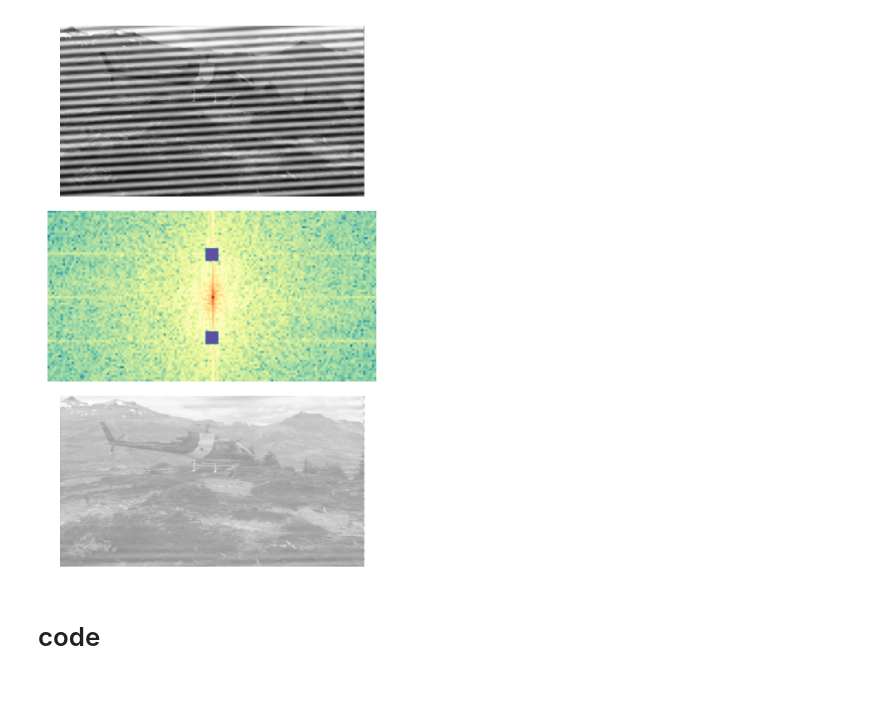
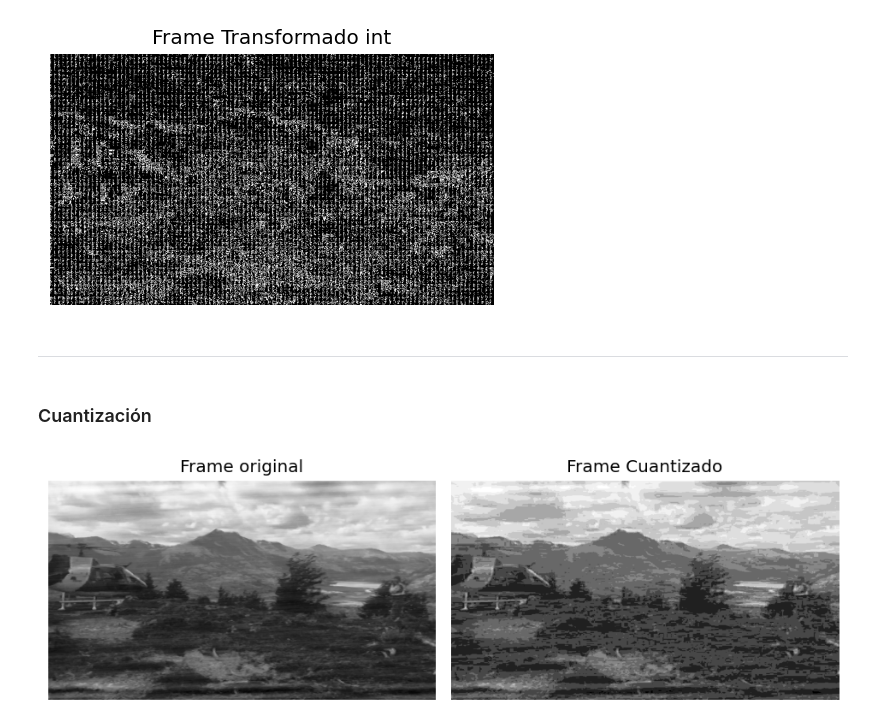
Before and after one commit to estebantejeda/INFO239, a Jupyter notebook: proyectos/proyecto1/informe/informe.ipynb, the cells around one changed output. Cells and saved outputs as stored; diff of their text form; code cells hidden in the pictures; blank space fills up the shorter version.

```diff
--- a/proyectos/proyecto1/informe/informe.ipynb
+++ b/proyectos/proyecto1/informe/informe.ipynb
@@ -42,30 +103,11 @@ ax.axis('off');
-# %%
-freq_x = fftpack.fftshift(fftpack.fftfreq(n=img_filtro1.shape[1]))
-freq_y = fftpack.fftshift(fftpack.fftfreq(n=img_filtro1.shape[0]))
-
-def create_mask(dims, frequency, size=1):
-    freq_int = int(frequency*dims[0])
-    mask = np.ones(shape=(dims[0], dims[1]))
-    mask[dims[0]//2-size-freq_int:dims[0]//2+size-freq_int,
-         dims[1]//2-size:dims[1]//2+size] = 0
-    mask[dims[0]//2-size+freq_int:dims[0]//2+size+freq_int,
-          dims[1]//2-size:dims[1]//2+size] = 0
-    return mask
-
-
-S_img = fftpack.fftshift(fftpack.fft2(img_filtro1))
-espectro_filtrado = S_img*create_mask(S_img.shape, 0.04, 3)
-# Reconstrucción
-img_reconstructed = np.real(fftpack.ifft2(fftpack.ifftshift(espectro_filtrado)))
-
-fig, ax = plt.subplots(3, 1, figsize=(10, 6), tight_layout=True)
-ax[0].matshow(img_filtro1, cmap=plt.cm.Greys_r)
-ax[0].axis('off');
-ax[1].imshow(np.log(1+np.abs(espectro_filtrado))[200:-200, 350:-350], cmap=plt.cm.Spectral_r)
-ax[1].axis('off');
-ax[2].matshow(img_reconstructed, cmap=plt.cm.Greys_r)
-ax[2].axis('off');
-# %% [output]
-[figure, removed]
+# %%
+fig, ax = plt.subplots(figsize=(4, 3), tight_layout=True)
+ax.imshow(np.uint8(frame_transformado), cmap=plt.cm.Greys_r)
+ax.set_title('Frame Transformado int')
+ax.axis('off');
+# %% [output]
+[figure, added]
 # %% [markdown]
-# code
+----
+# %% [markdown]
+### Cuantización
@@ -71,0 +148,11 @@ ax[2].axis('off');
+# %%
+fig, ax = plt.subplots(1,2,figsize=(8, 3), tight_layout=True)
+ax[0].imshow(frame,  cmap=plt.cm.Greys_r)
+ax[0].set_title('Frame original')
+ax[0].axis('off');
+
+ax[1].imshow(np.uint8(im_dct), cmap=plt.cm.Greys_r)
+ax[1].set_title('Frame Cuantizado')
+ax[1].axis('off');
+# %% [output]
+[figure, added]
```
Also changed, not shown: parts of 27 cells of this notebook.
